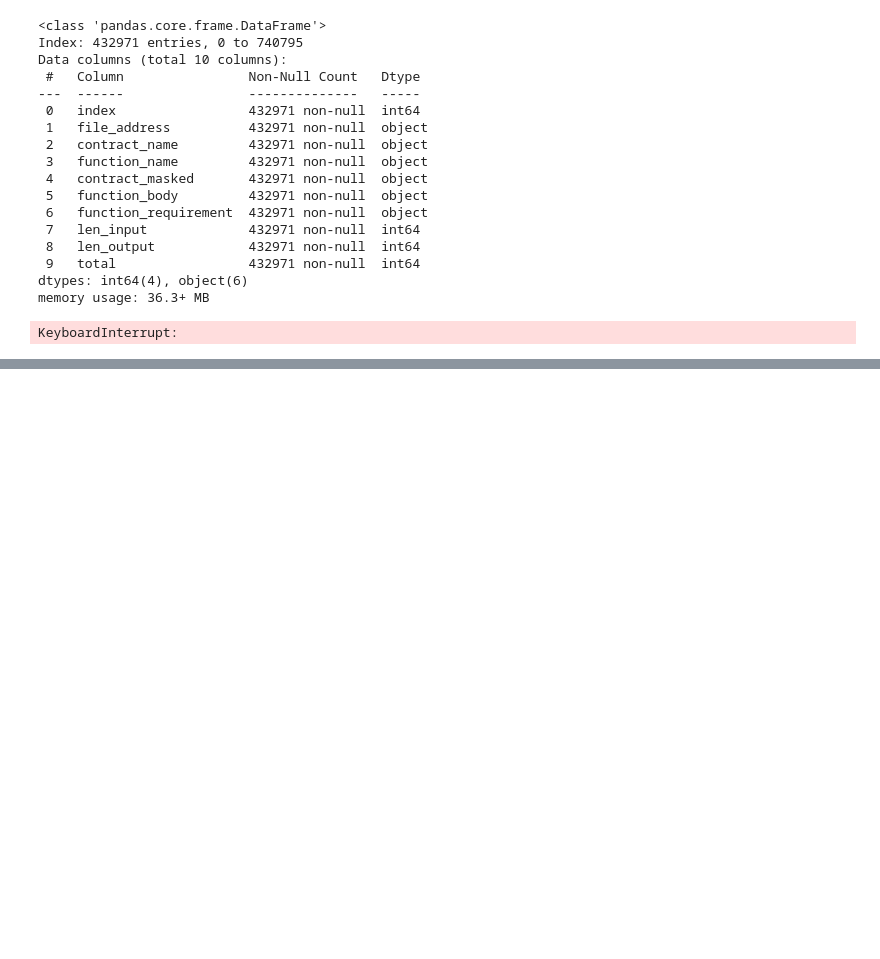
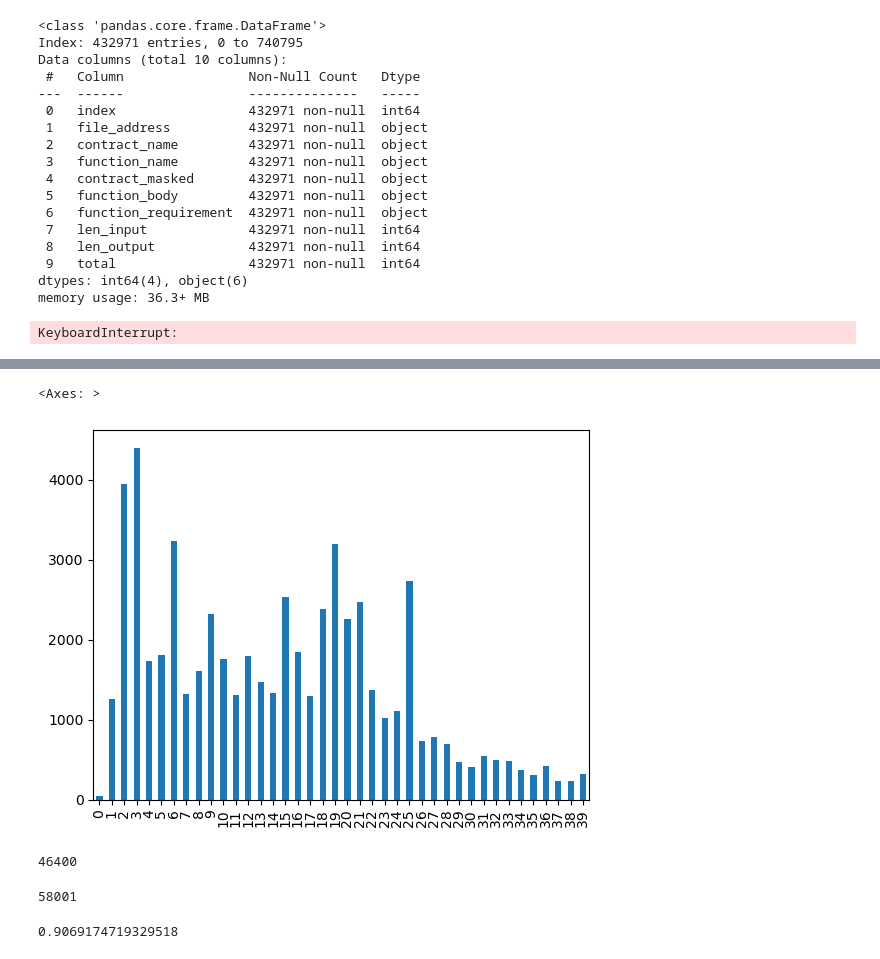
Before and after one commit to zhaospei/HinnyCoder, a Jupyter notebook: create_data.ipynb, the cells around one changed output, grey strips where cells are left out. Saved outputs shown, nothing was run; the diff lists cells and outputs as text; code cells hidden in the pictures; blank space fills up the shorter version.

```diff
--- a/create_data.ipynb
+++ b/create_data.ipynb
@@ -393,3 +400,7 @@ import datasets
 raw = datasets.load_dataset('lvdthieu/codegen', split='test')
 # %% [output]
 KeyboardInterrupt:
+# %%
+import pandas as pd
+
+df = pd.read_parquet(f'masked_all_func_body_v1.parquet', engine='fastparquet')
@@ -395,0 +437,4 @@ KeyboardInterrupt:
+# %%
+df['len_input'] = df['masked_contract'].apply(lambda x: len(str(x).split()))
+df['len_output'] = df['func_body_removed_comment'].apply(lambda x: len(str(x).split()))
+df['total'] = df['len_input'] + df['len_output']
@@ -395,0 +494,4 @@ KeyboardInterrupt:
+# %%
+df = df[df['total'] < 1024]
+# %%
+df = df[df['len_output'] < 40]
@@ -395,0 +523,5 @@ KeyboardInterrupt:
+# %%
+df['len_output'].value_counts().sort_index().plot.bar()
+# %% [output]
+<Axes: >
+[figure, added]
@@ -395,0 +569,12 @@ KeyboardInterrupt:
+# %%
+len(train_index)
+# %% [output]
+46400
+# %%
+df['source_idx'].nunique()
+# %% [output]
+58001
+# %%
+len(df[df['len_output'] < 40]) / len(df)
+# %% [output]
+0.9069174719329518
```
Also changed, not shown: parts of 15 cells of this notebook, 1 other file.
